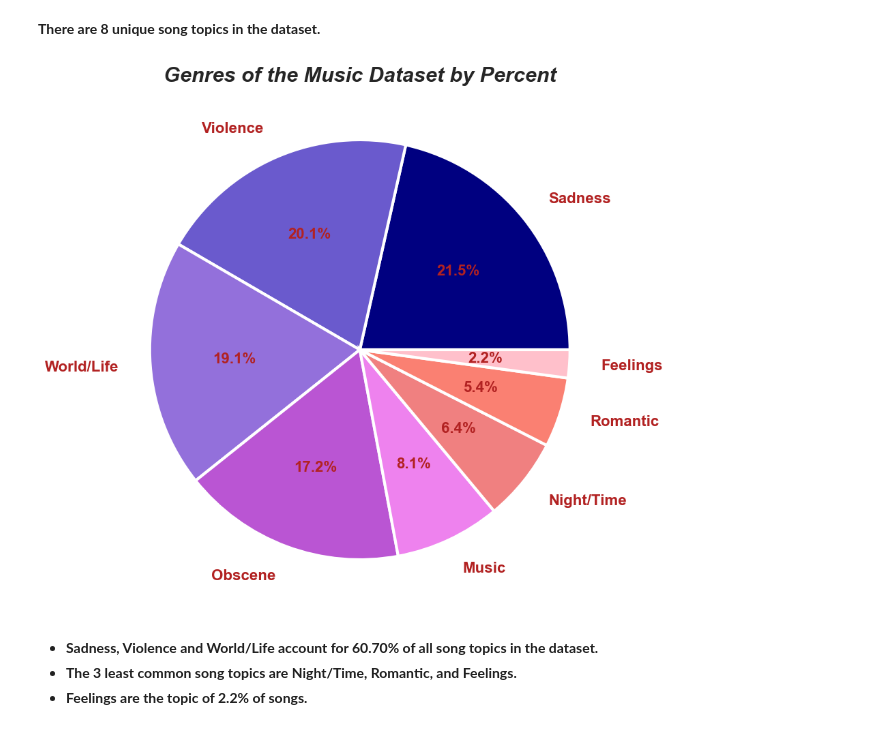
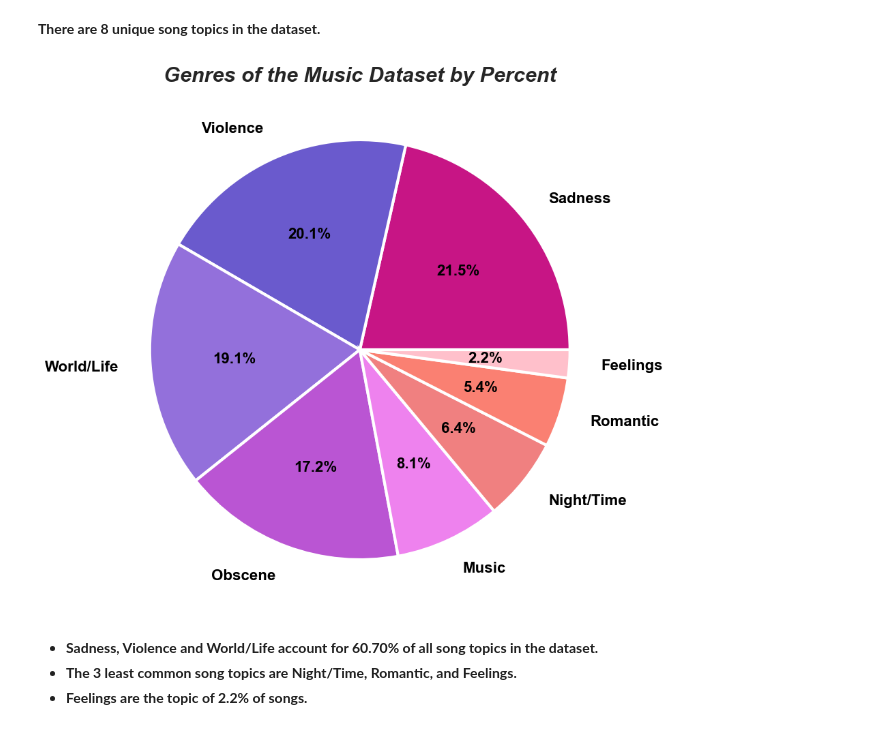
Before and after one commit to thetechleila/Music-Recommendation-Algorithm, a Jupyter notebook: EDA_music.ipynb, the cells around one changed output. Saved outputs shown, nothing was run; the diff lists cells and outputs as text; code cells hidden in the pictures.

```diff
--- a/EDA_music.ipynb
+++ b/EDA_music.ipynb
@@ -565,24 +565,24 @@ Name: count, dtype: int64
 # %%
 # Create a pieplot to visualize topics by proportion
 
 topic_df = df["topic"].value_counts().to_frame()
 
 x_topics = ["Sadness", "Violence", "World/Life", "Obscene", "Music", "Night/Time",
             "Romantic", "Feelings"]
 y_topcounts = [6094, 5707, 5419, 4881, 2303, 1823, 1523, 612]
 
-pie_colors = ["navy", "slateblue", "mediumpurple", "mediumorchid",
+pie_colors = ["mediumvioletred", "slateblue", "mediumpurple", "mediumorchid",
               "violet", "lightcoral", "salmon", "pink"]
 
 
 plt.figure(figsize=(10, 10))
 plt.pie(y_topcounts, labels=x_topics, labeldistance=1.15, colors=pie_colors, autopct='%1.1f%%',
         wedgeprops = { 'linewidth' : 3, 'edgecolor' : 'white' },
-        textprops={'fontsize': 16, 'weight' : 'bold', 'color': 'firebrick'})
+        textprops={'fontsize': 16, 'weight' : 'bold', 'color': 'black'})
 plt.title("Genres of the Music Dataset by Percent", fontsize=22, weight='bold', style='italic')
 plt.show()
 # %% [output]
-[figure, old version]
+[figure, new version]
 # %% [markdown]
 * **Sadness, Violence and World/Life account for 60.70% of all song topics in the dataset.**
 * **The 3 least common song topics are Night/Time, Romantic, and Feelings.**
```
Also changed, not shown: 1 other file.
